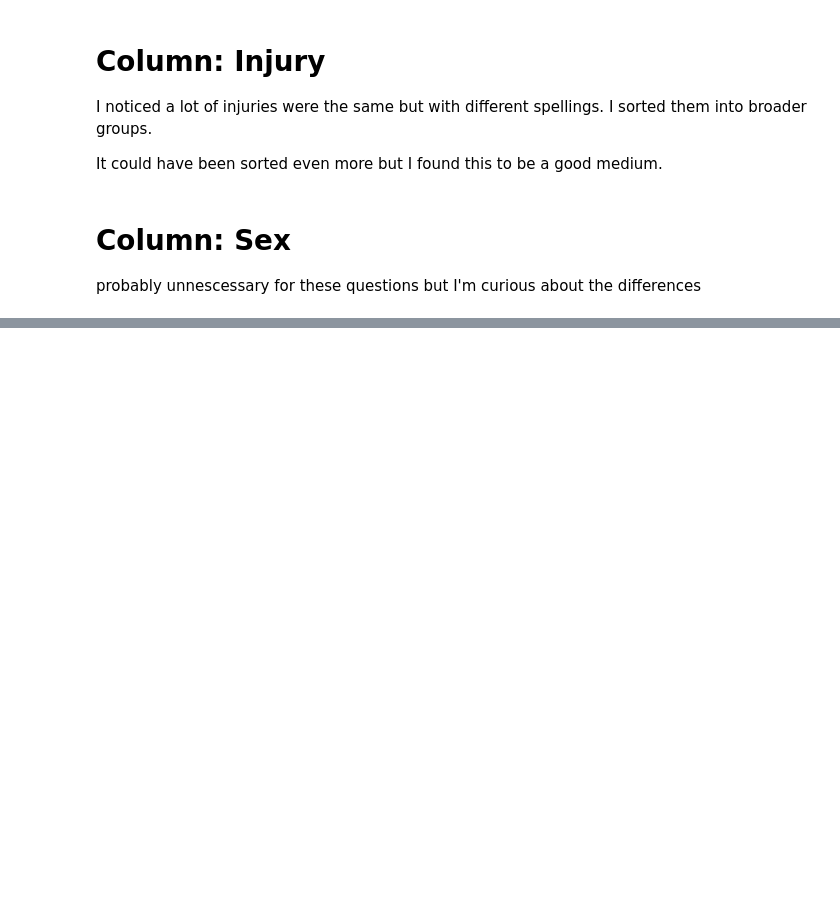
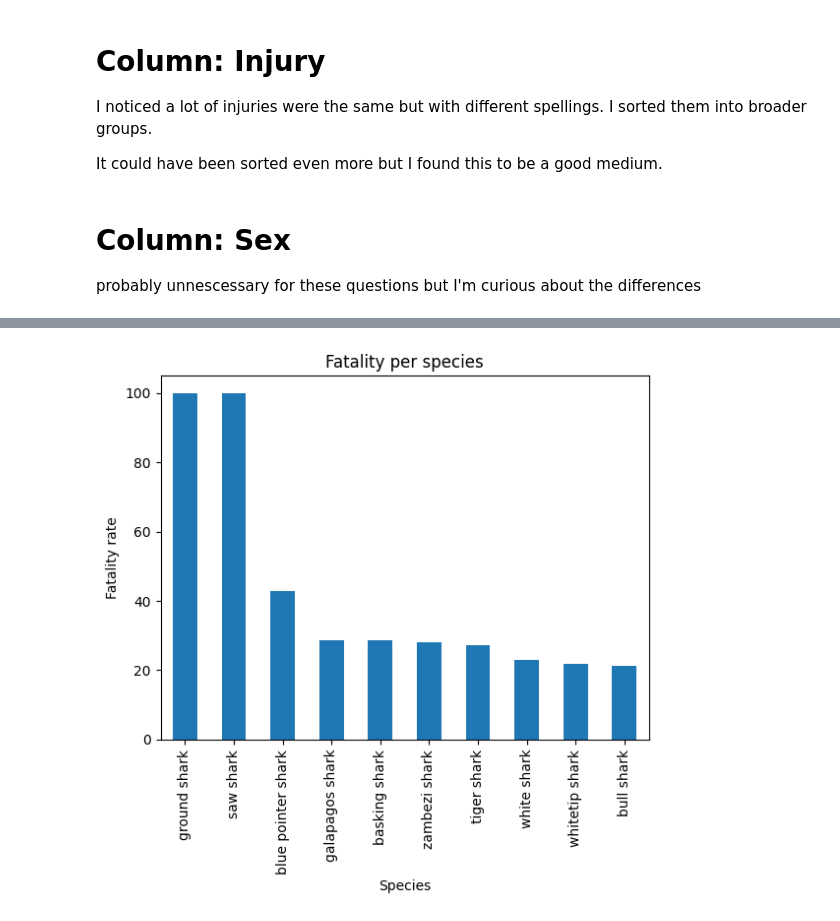
Before and after one commit to MevrouwHelderder/Assignments, a Jupyter notebook: Assignment_Shark_Attack.ipynb, the cells around one changed output, grey strips where cells are left out. Cells and saved outputs as stored; diff of their text form; code cells hidden in the pictures; blank space fills up the shorter version.

```diff
--- a/Assignment_Shark_Attack.ipynb
+++ b/Assignment_Shark_Attack.ipynb
@@ -683,0 +790,12 @@ attacks_clean
+# %%
+# Fatality rate per species
+
+top_fatality_rate.plot.bar()
+
+plt.title("Fatality per species")
+plt.xlabel("Species")
+plt.ylabel("Fatality rate")
+
+plt.show()
+# %% [output]
+[figure, added]
```
Also changed, not shown: parts of 38 cells of this notebook.
